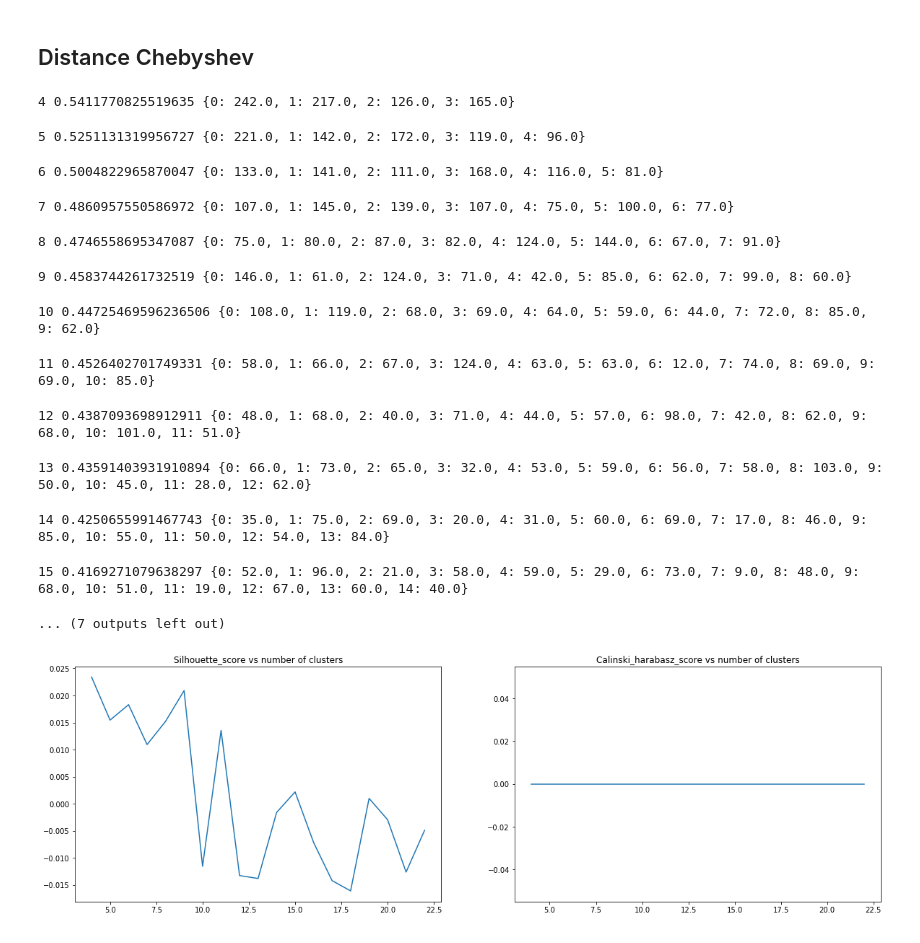
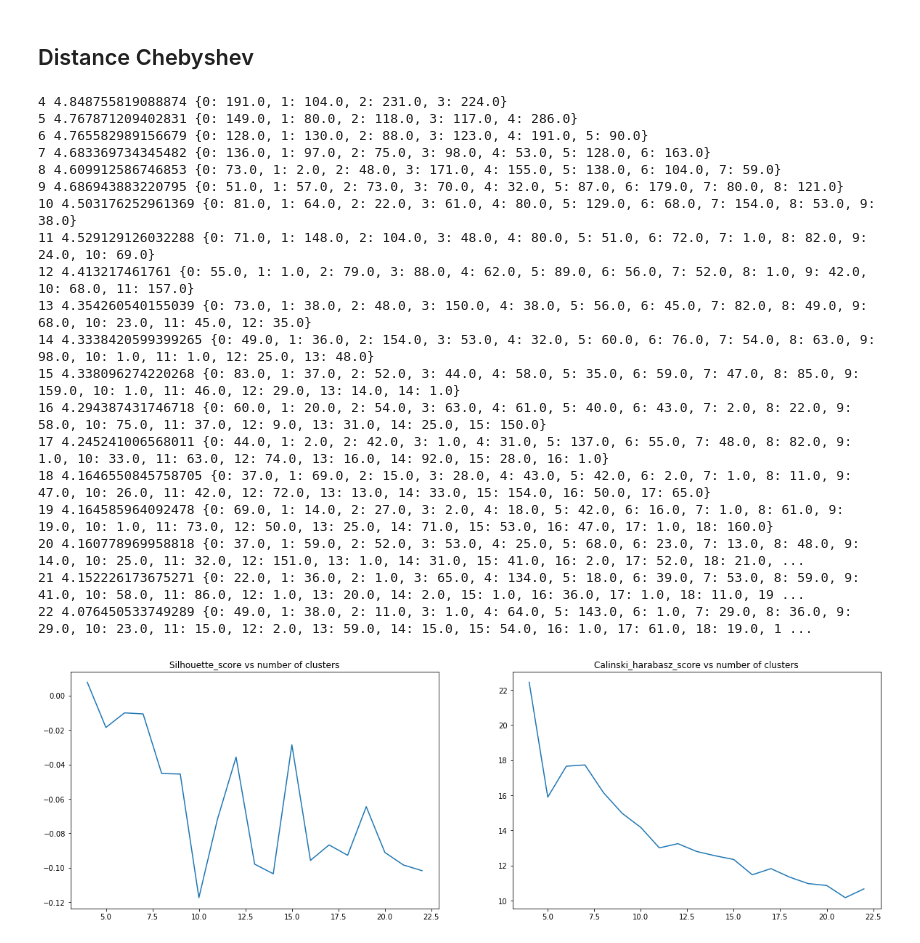
Before and after one commit to FirasAzzouz/Projet-S8, a Jupyter notebook: Clustering Kmeans (1ère base).ipynb, the cells around one changed output. Drawn from its saved outputs; the diff is of its cells as text; code cells hidden in the pictures.

```diff
--- a/Clustering Kmeans (1ère base).ipynb
+++ b/Clustering Kmeans (1ère base).ipynb
@@ -143,7 +143,7 @@ plt.show()
 # %% [markdown]
 ## Distance Chebyshev
 # %%
-metric_ = "cosine"
+metric_ = "chebyshev"
 n_init = 3
 
 for k in n_clusters_array:
@@ -151,17 +151,23 @@ for k in n_clusters_array:
     silhouette_score_array[k-n_clusters_min] = silhouette_score(X,classes)
     calinski_harabaz_score_array[k-n_clusters_min] = calinski_harabaz_score(X,classes)
 # %% [output]
-4 0.5411770825519635 {0: 242.0, 1: 217.0, 2: 126.0, 3: 165.0}
+4 4.848755819088874 {0: 191.0, 1: 104.0, 2: 231.0, 3: 224.0}
+5 4.767871209402831 {0: 149.0, 1: 80.0, 2: 118.0, 3: 117.0, 4: 286.0}
+6 4.765582989156679 {0: 128.0, 1: 130.0, 2: 88.0, 3: 123.0, 4: 191.0, 5: 90.0}
+7 4.683369734345482 {0: 136.0, 1: 97.0, 2: 75.0, 3: 98.0, 4: 53.0, 5: 128.0, 6: 163.0}
+8 4.609912586746853 {0: 73.0, 1: 2.0, 2: 48.0, 3: 171.0, 4: 155.0, 5: 138.0, 6: 104.0, 7: 59.0}
+9 4.686943883220795 {0: 51.0, 1: 57.0, 2: 73.0, 3: 70.0, 4: 32.0, 5: 87.0, 6: 179.0, 7: 80.0, 8: 121.0}
+10 4.503176252961369 {0: 81.0, 1: 64.0, 2: 22.0, 3: 61.0, 4: 80.0, 5: 129.0, 6: 68.0, 7: 154.0, 8: 53.0, 9: 38.0}
+11 4.529129126032288 {0: 71.0, 1: 148.0, 2: 104.0, 3: 48.0, 4: 80.0, 5: 51.0, 6: 72.0, 7: 1.0, 8: 82.0, 9: 24.0, 10: 69.0}
+12 4.413217461761 {0: 55.0, 1: 1.0, 2: 79.0, 3: 88.0, 4: 62.0, 5: 89.0, 6: 56.0, 7: 52.0, 8: 1.0, 9: 42.0, 10: 68.0, 11: 157.0}
+13 4.354260540155039 {0: 73.0, 1: 38.0, 2: 48.0, 3: 150.0, 4: 38.0, 5: 56.0, 6: 45.0, 7: 82.0, 8: 49.0, 9: 68.0, 10: 23.0, 11: 45.0, 12: 35.0}
+14 4.3338420599399265 {0: 49.0, 1: 36.0, 2: 154.0, 3: 53.0, 4: 32.0, 5: 60.0, 6: 76.0, 7: 54.0, 8: 63.0, 9: 98.0, 10: 1.0, 11: 1.0, 12: 25.0, 13: 48.0}
+15 4.338096274220268 {0: 83.0, 1: 37.0, 2: 52.0, 3: 44.0, 4: 58.0, 5: 35.0, 6: 59.0, 7: 47.0, 8: 85.0, 9: 159.0, 10: 1.0, 11: 46.0, 12: 29.0, 13: 14.0, 14: 1.0}
+16 4.294387431746718 {0: 60.0, 1: 20.0, 2: 54.0, 3: 63.0, 4: 61.0, 5: 40.0, 6: 43.0, 7: 2.0, 8: 22.0, 9: 58.0, 10: 75.0, 11: 37.0, 12: 9.0, 13: 31.0, 14: 25.0, 15: 150.0}
+17 4.245241006568011 {0: 44.0, 1: 2.0, 2: 42.0, 3: 1.0, 4: 31.0, 5: 137.0, 6: 55.0, 7: 48.0, 8: 82.0, 9: 1.0, 10: 33.0, 11: 63.0, 12: 74.0, 13: 16.0, 14: 92.0, 15: 28.0, 16: 1.0}
+18 4.1646550845758705 {0: 37.0, 1: 69.0, 2: 15.0, 3: 28.0, 4: 43.0, 5: 42.0, 6: 2.0, 7: 1.0, 8: 11.0, 9: 47.0, 10: 26.0, 11: 42.0, 12: 72.0, 13: 13.0, 14: 33.0, 15: 154.0, 16: 50.0, 17: 65.0}
+19 4.164585964092478 {0: 69.0, 1: 14.0, 2: 27.0, 3: 2.0, 4: 18.0, 5: 42.0, 6: 16.0, 7: 1.0, 8: 61.0, 9: 19.0, 10: 1.0, 11: 73.0, 12: 50.0, 13: 25.0, 14: 71.0, 15: 53.0, 16: 47.0, 17: 1.0, 18: 160.0}
+20 4.160778969958818 {0: 37.0, 1: 59.0, 2: 52.0, 3: 53.0, 4: 25.0, 5: 68.0, 6: 23.0, 7: 13.0, 8: 48.0, 9: 14.0, 10: 25.0, 11: 32.0, 12: 151.0, 13: 1.0, 14: 31.0, 15: 41.0, 16: 2.0, 17: 52.0, 18: 21.0, ...
+21 4.152226173675271 {0: 22.0, 1: 36.0, 2: 1.0, 3: 65.0, 4: 134.0, 5: 18.0, 6: 39.0, 7: 53.0, 8: 59.0, 9: 41.0, 10: 58.0, 11: 86.0, 12: 1.0, 13: 20.0, 14: 2.0, 15: 1.0, 16: 36.0, 17: 1.0, 18: 11.0, 19 ...
+22 4.076450533749289 {0: 49.0, 1: 38.0, 2: 11.0, 3: 1.0, 4: 64.0, 5: 143.0, 6: 1.0, 7: 29.0, 8: 36.0, 9: 29.0, 10: 23.0, 11: 15.0, 12: 2.0, 13: 59.0, 14: 15.0, 15: 54.0, 16: 1.0, 17: 61.0, 18: 19.0, 1 ...
-5 0.5251131319956727 {0: 221.0, 1: 142.0, 2: 172.0, 3: 119.0, 4: 96.0}
-6 0.5004822965870047 {0: 133.0, 1: 141.0, 2: 111.0, 3: 168.0, 4: 116.0, 5: 81.0}
-7 0.4860957550586972 {0: 107.0, 1: 145.0, 2: 139.0, 3: 107.0, 4: 75.0, 5: 100.0, 6: 77.0}
-8 0.4746558695347087 {0: 75.0, 1: 80.0, 2: 87.0, 3: 82.0, 4: 124.0, 5: 144.0, 6: 67.0, 7: 91.0}
-9 0.4583744261732519 {0: 146.0, 1: 61.0, 2: 124.0, 3: 71.0, 4: 42.0, 5: 85.0, 6: 62.0, 7: 99.0, 8: 60.0}
-10 0.44725469596236506 {0: 108.0, 1: 119.0, 2: 68.0, 3: 69.0, 4: 64.0, 5: 59.0, 6: 44.0, 7: 72.0, 8: 85.0, 9: 62.0}
-11 0.4526402701749331 {0: 58.0, 1: 66.0, 2: 67.0, 3: 124.0, 4: 63.0, 5: 63.0, 6: 12.0, 7: 74.0, 8: 69.0, 9: 69.0, 10: 85.0}
-12 0.4387093698912911 {0: 48.0, 1: 68.0, 2: 40.0, 3: 71.0, 4: 44.0, 5: 57.0, 6: 98.0, 7: 42.0, 8: 62.0, 9: 68.0, 10: 101.0, 11: 51.0}
-13 0.43591403931910894 {0: 66.0, 1: 73.0, 2: 65.0, 3: 32.0, 4: 53.0, 5: 59.0, 6: 56.0, 7: 58.0, 8: 103.0, 9: 50.0, 10: 45.0, 11: 28.0, 12: 62.0}
-14 0.4250655991467743 {0: 35.0, 1: 75.0, 2: 69.0, 3: 20.0, 4: 31.0, 5: 60.0, 6: 69.0, 7: 17.0, 8: 46.0, 9: 85.0, 10: 55.0, 11: 50.0, 12: 54.0, 13: 84.0}
-15 0.4169271079638297 {0: 52.0, 1: 96.0, 2: 21.0, 3: 58.0, 4: 59.0, 5: 29.0, 6: 73.0, 7: 9.0, 8: 48.0, 9: 68.0, 10: 51.0, 11: 19.0, 12: 67.0, 13: 60.0, 14: 40.0}
-... (7 outputs left out)
 # %%
@@ -169,11 +175,11 @@ np.save(os.path.join(os.path.abspath("résultats"),"Silhouette_score_kmeans(cheb
 # %%
 plt.figure(figsize=(20,6))
 ax1 = plt.subplot(1,2,1)
 ax1.plot(n_clusters_array, silhouette_score_array)
 ax1.set_title("Silhouette_score vs number of clusters")
 ax2 = plt.subplot(1,2,2)
-ax2.plot(n_clusters_array, calinski_harabasz_score_array)
+ax2.plot(n_clusters_array, calinski_harabaz_score_array)
 ax2.set_title("Calinski_harabasz_score vs number of clusters")
 plt.show()
 # %% [output]
-[figure, old version]
+[figure, new version]
```
Also changed, not shown: parts of 2 cells of this notebook.
